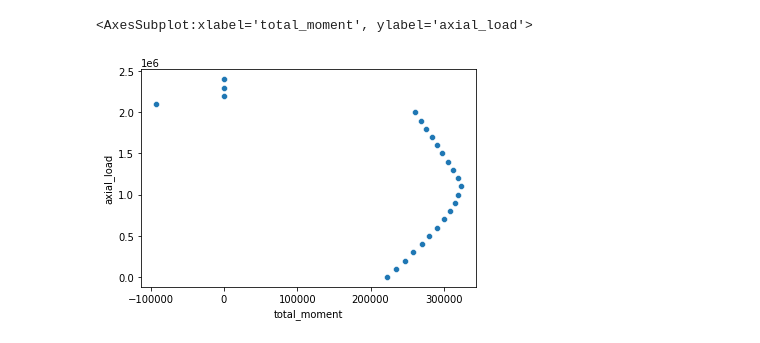
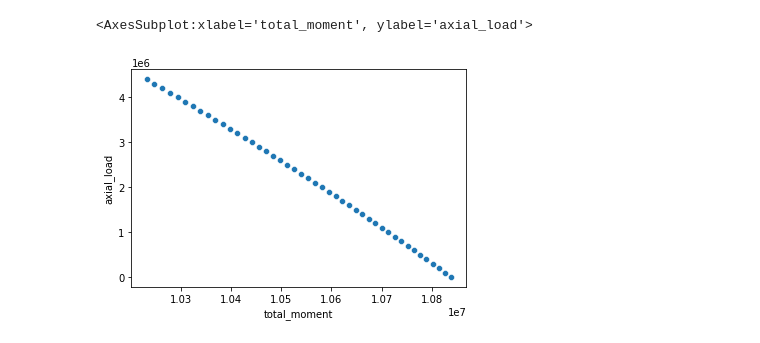
Before and after one commit to AntigoniChatzidaki/Thesis-Section-Analysis, a Jupyter notebook: Section_Analysis.ipynb, the cells around one changed output. Drawn from its saved outputs; the diff is of its cells as text; code cells hidden in the pictures.

```diff
--- a/Section_Analysis.ipynb
+++ b/Section_Analysis.ipynb
@@ -12,16 +12,29 @@ from Sections import Rectangular, Section, HollowRectangular, HollowCircular
 frp = Material('FRP', 600e6, 80e9, 'black')
 confining_steel = Steel('Confining Steel', 200e9, 500e6, 'blue')
 reinf_steel = Steel('Reinforcing Steel', 200e9, 500e6, 'blue')
-concrete = Concrete('Concrete', 37e9, 40e6, 'gray', None, frp=frp)
+concrete = Concrete('Concrete', 37e9, 40e6, 'gray', None)
 
 
 # test_concrete_section = HollowRectangular(concrete, 0.600, 0.600, 0.34, 0.34, 0.130)
 # test_concrete_section.add_reinforcements(steel, 0.016, [(0.065,0.065) , (0.535,0.065) , (0.065,0.535) , (0.535,0.535) , (0.1825,0.065) , (0.065,0.1825) , (0.535,0.1825) , (0.1825,0.535) , (0.3,0.065) , (0.065,0.3) , (0.3,0.535) , (0.535,0.3) , (0.4175,0.065) , (0.065,0.4175) , (0.4175,0.535) , (0.535,0.4175)
 # ])
-test_section = Rectangular(concrete, 0.35, 0.35)
-test_section.add_reinforcements(reinf_steel,0.025, [(0.05,0.05) , (0.3,0.05) , (0.05,0.3) , (0.3,0.3) , (0.133333333333333,0.05)  , (0.133333333333333,0.3) , (0.216666666666667,0.05)  , (0.216666666666667,0.3)
-  ])
+# test_section = Rectangular(concrete, 0.35, 0.35)
+# test_section.add_reinforcements(reinf_steel,0.025, [(0.05,0.05) , (0.3,0.05) , (0.05,0.3) , (0.3,0.3) , (0.133333333333333,0.05)  , (0.133333333333333,0.3) , (0.216666666666667,0.05)  , (0.216666666666667,0.3)
+#   ])
 
+test_outer_steel = HollowRectangular(confining_steel, 0.4, 0.2, 0.3, 0.1, 0, 0)
+test_concrete = HollowRectangular(concrete, 0.3, 0.1, 0.2, 0, 0.05, 0.05)
+
+# test_concrete = HollowCircular(concrete, 0.5, 0.05, 0.3, 0.3)
+# test_inner_steel = HollowCircular(confining_steel, 0.4, 0.05, 0.3, 0.3)
+
+test_section = test_outer_steel +test_concrete #+ test_inner_steel
+
+
+
+test_section_concrete = HollowRectangular(concrete,0.400,0.400,0.300,0.300,0)
+# test_section_steel = HollowRectangular(confining_steel,0.500,0.500,0.400,0.400,0)
+# test_section = test_section_concrete + test_section_steel
 # # test_concrete_section.add_reinforcements(steel,0.032, [(0.065,0.065) , (0.335,0.065) , (0.065,0.335) , (0.335,0.335) , (0.1325,0.065) , (0.065,0.1325) , (0.335,0.1325) , (0.1325,0.335) , (0.2,0.065) , (0.065,0.2) , (0.2,0.335) , (0.335,0.2)
 # #       ])
 
@@ -158,7 +160,8 @@ NameError: name 'steel' is not defined
 # %%
 
+
 test_section.generate_slices()
-axial_loads = np.arange(0, 10000e3, 100000)
+axial_loads = np.arange(0, 5000e3, 100000)
 out = []
 for axial_load in axial_loads:
     test_section.calculate_neutral_axis(axial_load, concrete, reinf_steel)
@@ -200,9 +208,9 @@ interaction_table
 # %%
 sns.scatterplot(
-    data = interaction_table[interaction_table.axial_load < 0.25e7],
+    data = interaction_table[interaction_table.axial_load < 0.45e7],
     y = 'axial_load',
     x = 'total_moment'
 )
 # %% [output]
 <AxesSubplot:xlabel='total_moment', ylabel='axial_load'>
-[figure, old version]
+[figure, new version]
```
Also changed, not shown: parts of 5 cells of this notebook, 4 other files.
